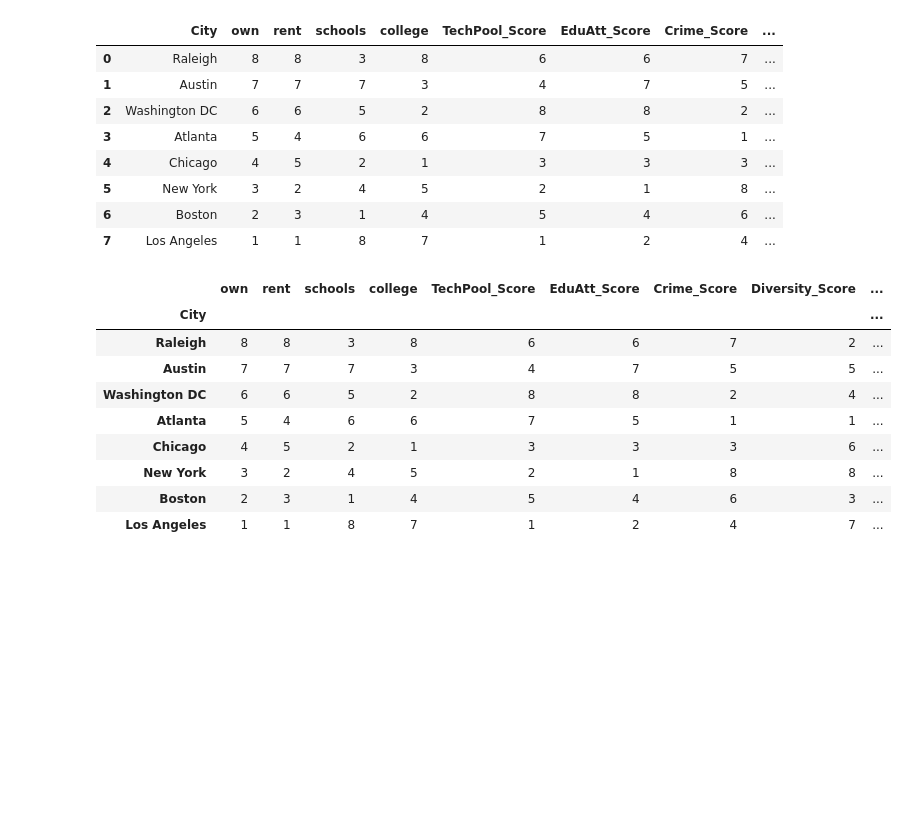
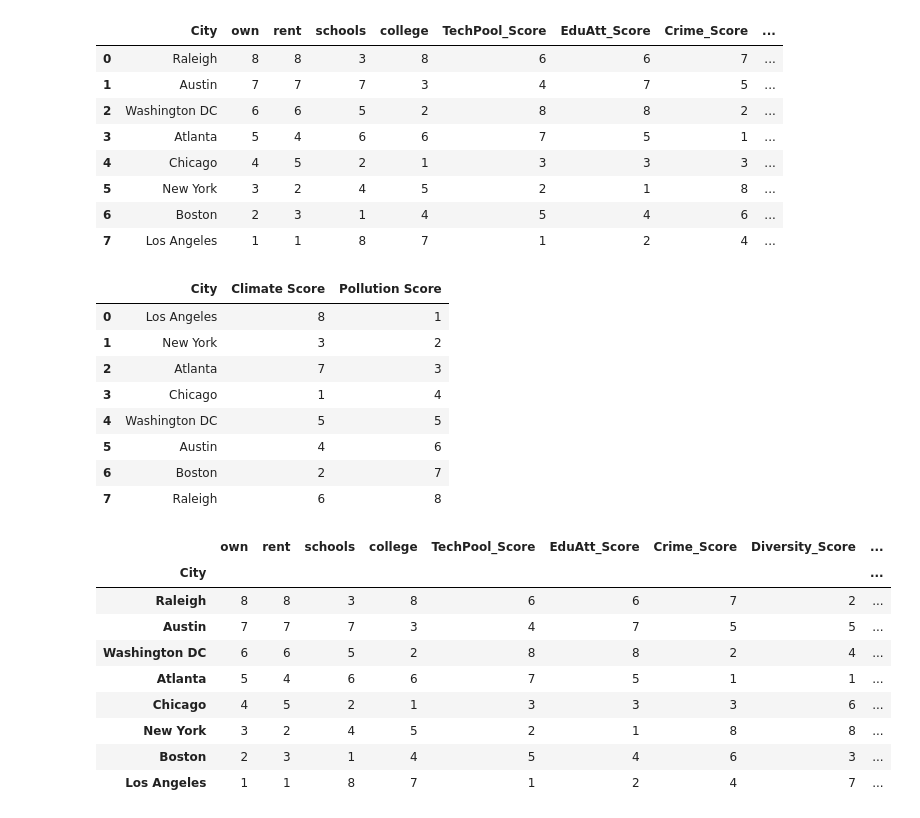
Before and after one commit to indranik/BC_Project1, a Jupyter notebook: Final Results/Combined_City_Ranking.ipynb, the cells around one changed output. Saved outputs shown, nothing was run; the diff lists cells and outputs as text; code cells hidden in the pictures; blank space fills up the shorter version.

```diff
--- a/Final Results/Combined_City_Ranking.ipynb
+++ b/Final Results/Combined_City_Ranking.ipynb
@@ -9,11 +9,13 @@ house_school_rank_file = os.path.join("Results","house_afford_school_ranking.csv
 city_demographic_file = os.path.join("Results","Cities_Demographics_Scores.csv")
 amenities_file = os.path.join("Results","Final City Ranking for Amenities.csv")
 transport_file = os.path.join("Results","Transport.csv")
+environment_file = os.path.join("Results", "Final City Ranking for Environment.csv")
 # %%
 housing_school_rank = pd.read_csv(house_school_rank_file)
 demographic_rank = pd.read_csv(city_demographic_file)
 amenities_rank = pd.read_csv(amenities_file)
 transport_rank = pd.read_csv(transport_file)
+environment_rank = pd.read_csv(environment_file)
 # %%
 housing_school_rank
 # %% [output]
@@ -116,3 +118,16 @@ combined_rank
 | 5 | New York | 3 | 2 | 4 | 5 | 2 | 1 | 8 | ... |
 | 6 | Boston | 2 | 3 | 1 | 4 | 5 | 4 | 6 | ... |
 | 7 | Los Angeles | 1 | 1 | 8 | 7 | 1 | 2 | 4 | ... |
+# %%
+environment_rank= environment_rank.drop(['Unnamed: 0','Climate Index','Pollution Index'],axis=1)
+environment_rank
+# %% [output]
+|  | City | Climate Score | Pollution Score |
+| 0 | Los Angeles | 8 | 1 |
+| 1 | New York | 3 | 2 |
+| 2 | Atlanta | 7 | 3 |
+| 3 | Chicago | 1 | 4 |
+| 4 | Washington DC | 5 | 5 |
+| 5 | Austin | 4 | 6 |
+| 6 | Boston | 2 | 7 |
+| 7 | Raleigh | 6 | 8 |
```
Also changed, not shown: parts of 9 cells of this notebook, 6 other files.
